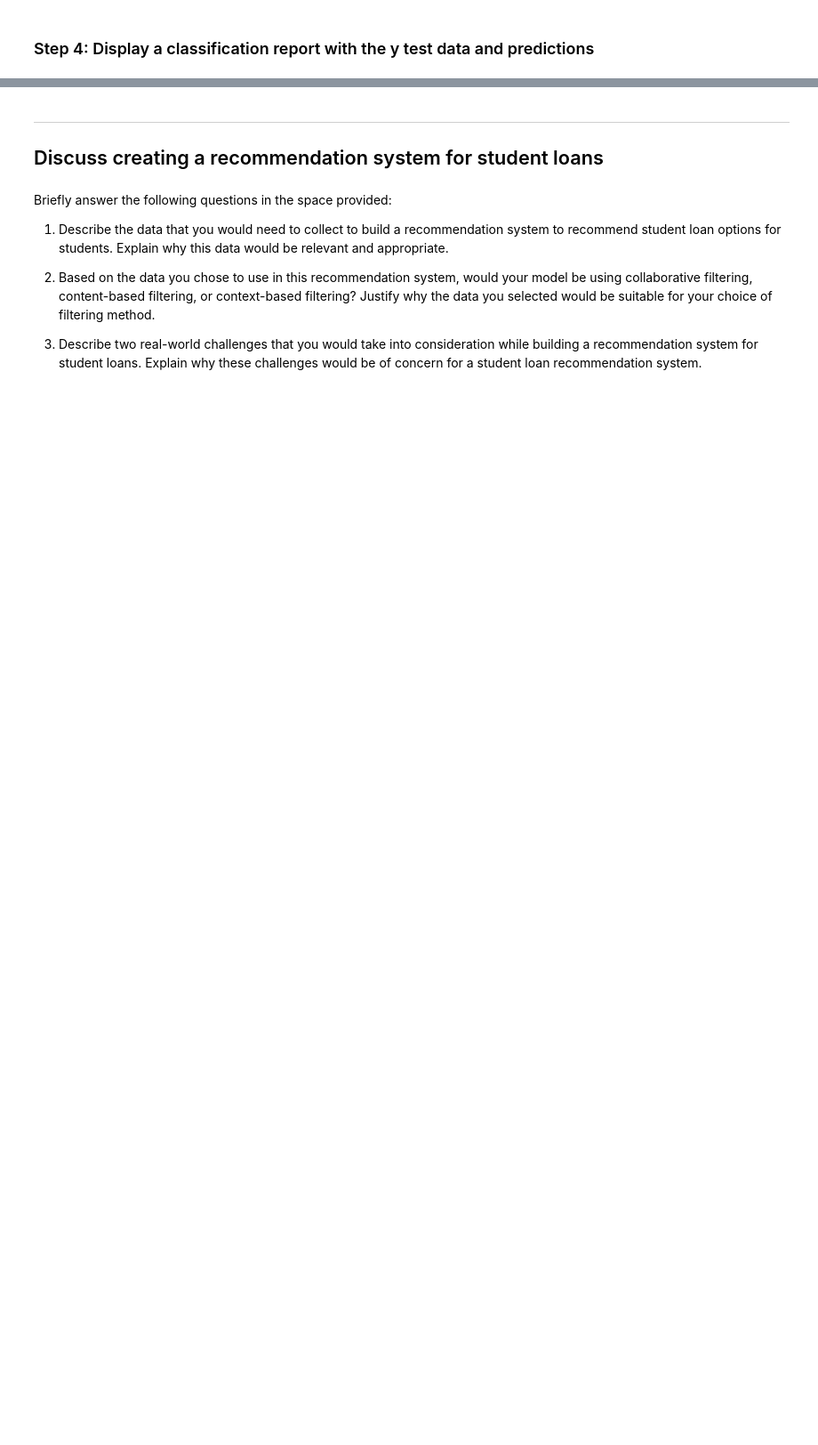
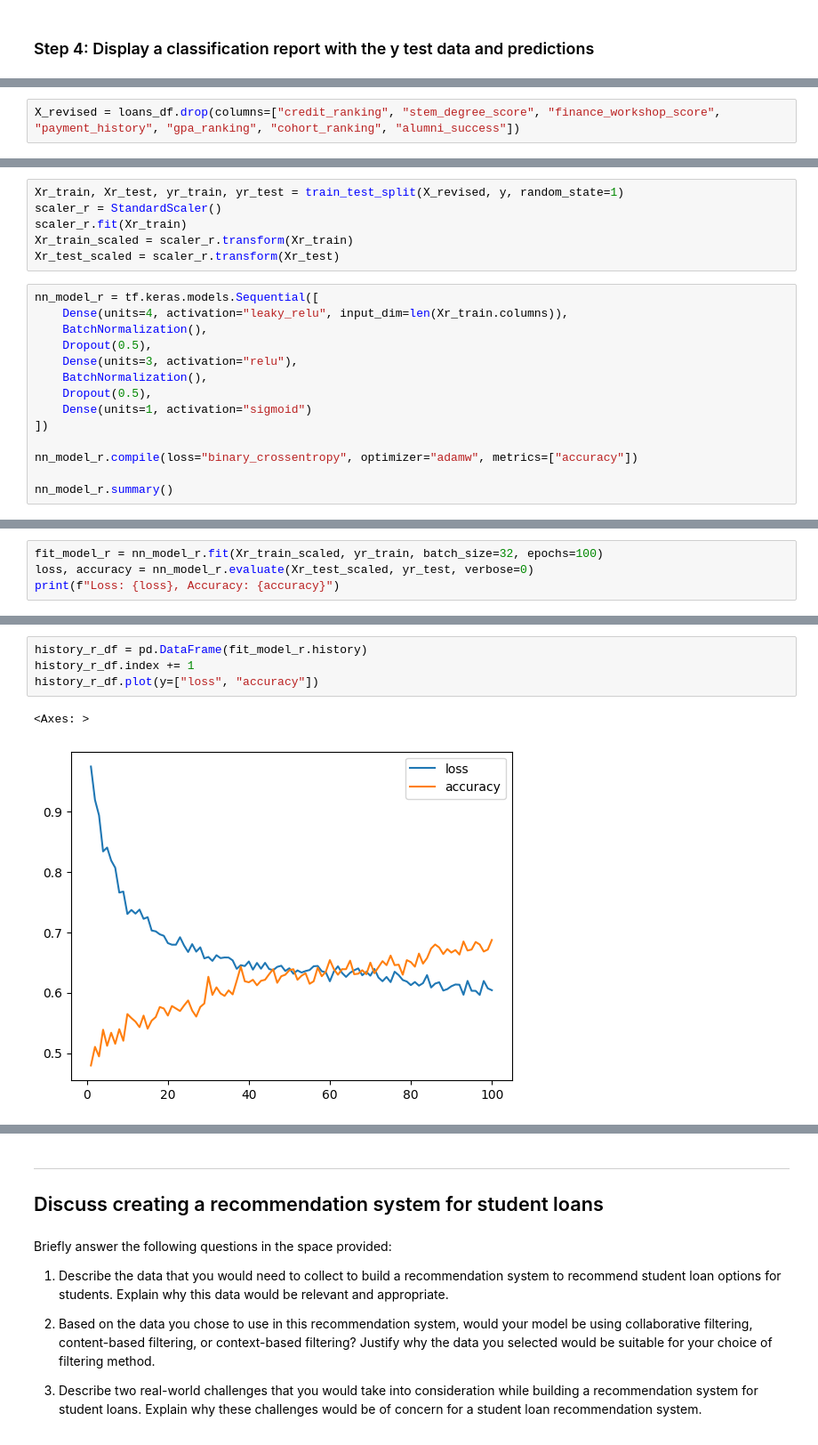
Before and after one commit to housker-columbia/neural-network-challenge-1, a Jupyter notebook: student_loans_with_deep_learning.ipynb, the cells around one changed output, grey strips where cells are left out. Shown at 89% size. Saved outputs shown, nothing was run; the diff lists cells and outputs as text; blank space fills up the shorter version.

Commit message:
Experiment with model optimization and add concluding answers

```diff
--- a/student_loans_with_deep_learning.ipynb
+++ b/student_loans_with_deep_learning.ipynb
@@ -299,0 +497,2 @@ weighted avg       0.75      0.75      0.75       400
+# %%
+X_revised = loans_df.drop(columns=["credit_ranking", "stem_degree_score", "finance_workshop_score", "payment_history", "gpa_ranking", "cohort_ranking", "alumni_success"])
@@ -299,0 +503,20 @@ weighted avg       0.75      0.75      0.75       400
+# %%
+Xr_train, Xr_test, yr_train, yr_test = train_test_split(X_revised, y, random_state=1)
+scaler_r = StandardScaler()
+scaler_r.fit(Xr_train)
+Xr_train_scaled = scaler_r.transform(Xr_train)
+Xr_test_scaled = scaler_r.transform(Xr_test)
+# %%
+nn_model_r = tf.keras.models.Sequential([
+    Dense(units=4, activation="leaky_relu", input_dim=len(Xr_train.columns)),
+    BatchNormalization(),
+    Dropout(0.5),
+    Dense(units=3, activation="relu"),
+    BatchNormalization(),
+    Dropout(0.5),
+    Dense(units=1, activation="sigmoid")
+])
+
+nn_model_r.compile(loss="binary_crossentropy", optimizer="adamw", metrics=["accuracy"])
+
+nn_model_r.summary()
@@ -299,0 +547,4 @@ weighted avg       0.75      0.75      0.75       400
+# %%
+fit_model_r = nn_model_r.fit(Xr_train_scaled, yr_train, batch_size=32, epochs=100)
+loss, accuracy = nn_model_r.evaluate(Xr_test_scaled, yr_test, verbose=0)
+print(f"Loss: {loss}, Accuracy: {accuracy}")
@@ -299,0 +569,7 @@ weighted avg       0.75      0.75      0.75       400
+# %%
+history_r_df = pd.DataFrame(fit_model_r.history)
+history_r_df.index += 1
+history_r_df.plot(y=["loss", "accuracy"])
+# %% [output]
+<Axes: >
+[figure, added]
```
Also changed, not shown: parts of 29 cells of this notebook.
